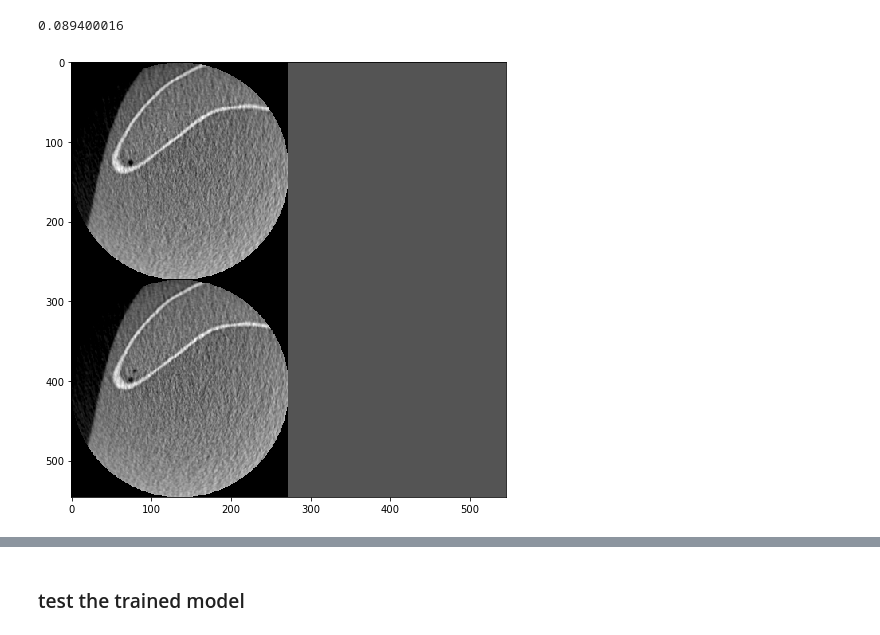
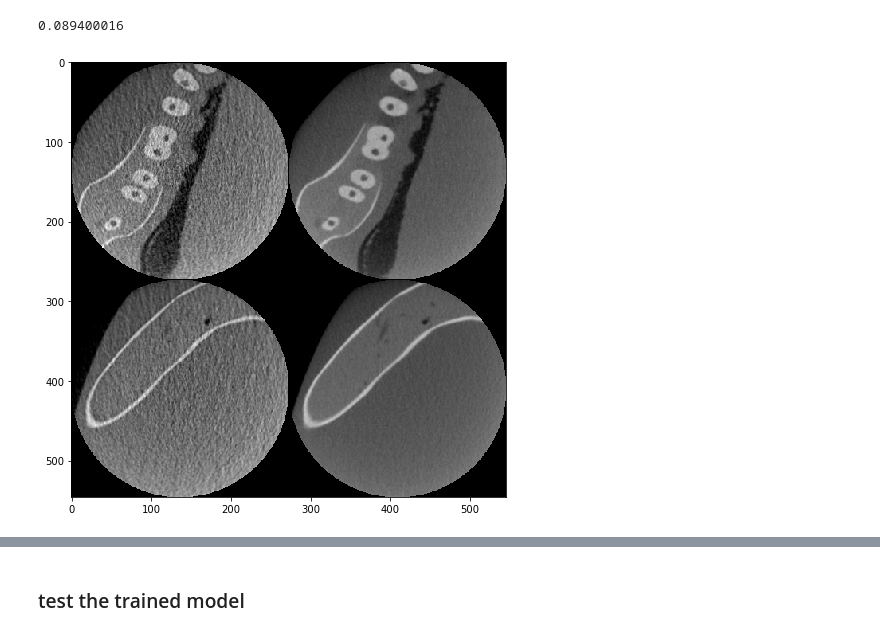
Before and after one commit to kduxin/RED-CNN-keras, a Jupyter notebook: src/compare_performance.ipynb, the cells around one changed output, grey strips where cells are left out. Drawn from its saved outputs; the diff is of its cells as text; code cells hidden in the pictures.

```diff
--- a/src/compare_performance.ipynb
+++ b/src/compare_performance.ipynb
@@ -6,7 +6,7 @@ import pickle as pkl
 import numpy as np
 
 
-data = pkl.loads(open('../data/de_800.data2.pkl', 'rb').read())
+data = pkl.loads(open('../data/de_800.data1-3.pkl', 'rb').read())
 train_X = data['train_X']
 train_Y = data['train_Y']
 valid_X = data['valid_X']
@@ -65,14 +70,14 @@ mse(test_X, results_caffe)
 0.089400016
 # %%
 def show_effect(X, denoise, Y, difference):
-    f = plt.figure(figsize = (8,8))
+    f = plt.figure(figsize = (10,10))
     plt.imshow(np.vstack([np.hstack([X,denoise]),np.hstack([Y,difference])]),
                cmap = plt.cm.gray)
     plt.show()
-# %%
-show_effect(test_X[0,:,:,0], test_Y[0,:,:,0], test_X[1,:,:,0], test_Y[1,:,:,0])
-# %% [output]
-[figure, removed]
+# %%
+show_effect(train_X[12,:,:,0], train_Y[12,:,:,0], train_X[117,:,:,0], train_Y[117,:,:,0])
+# %% [output]
+[figure, added]
 # %%
 ID = 6
 X = test_X[ID,:,:,0]
```
Also changed, not shown: parts of 14 cells of this notebook, 1 other file.
